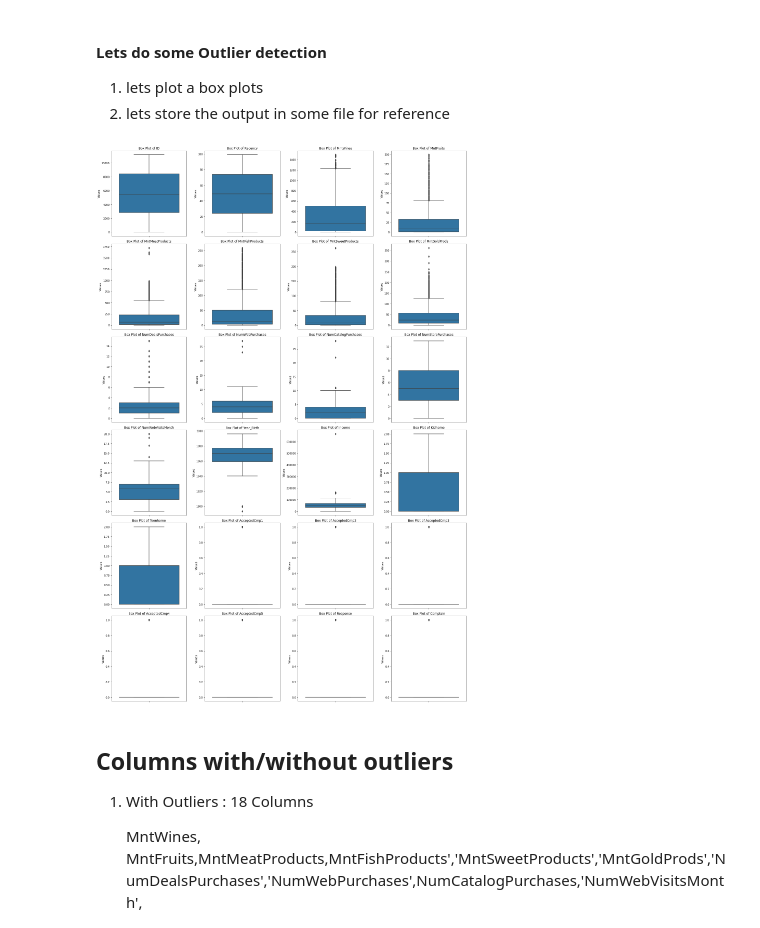
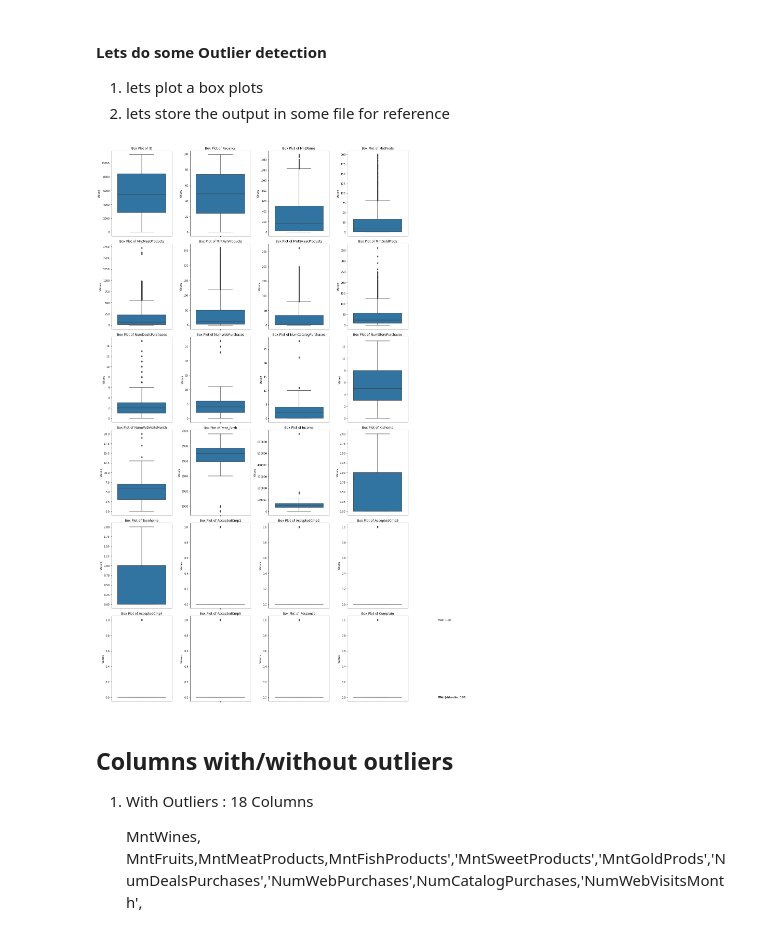
Before and after one commit to AmarKothare/HV_Retail_sales, a Jupyter notebook: EDA.ipynb, the cells around one changed output. Cells and saved outputs as stored; diff of their text form; code cells hidden in the pictures.

```diff
--- a/EDA.ipynb
+++ b/EDA.ipynb
@@ -260,22 +260,21 @@ Name: Income, dtype: int64
 # %%
 def box_plot():
 
     plt.figure(figsize=(20,30))
     for index,column in enumerate(numerical_columns):
 
         plt.subplot(6,4,index+1)
         sns.boxplot(data=data, y=column)
         plt.title(f"Box Plot of {column}")
         plt.ylabel("Values")
 
-    plt.tight_layout()
-    plt.show()
+
 
 
 # calling the function
 box_plot()
 # %% [output]
-[figure, old version]
+[figure, new version]
 # %% [markdown]
 ## Columns with/without outliers
 
```
Also changed, not shown: parts of 6 cells of this notebook, 2 other files.
